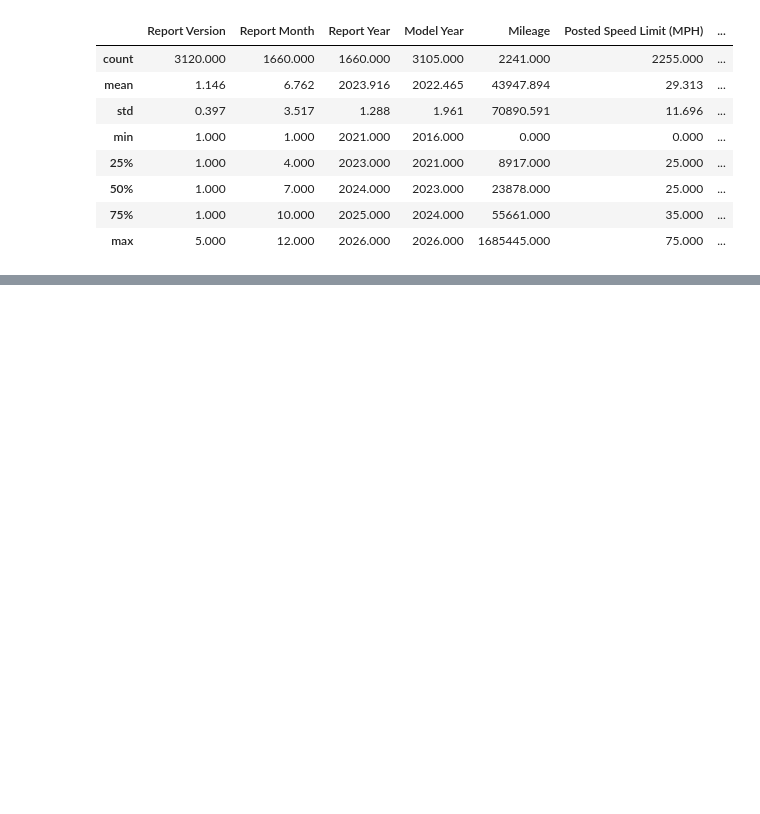
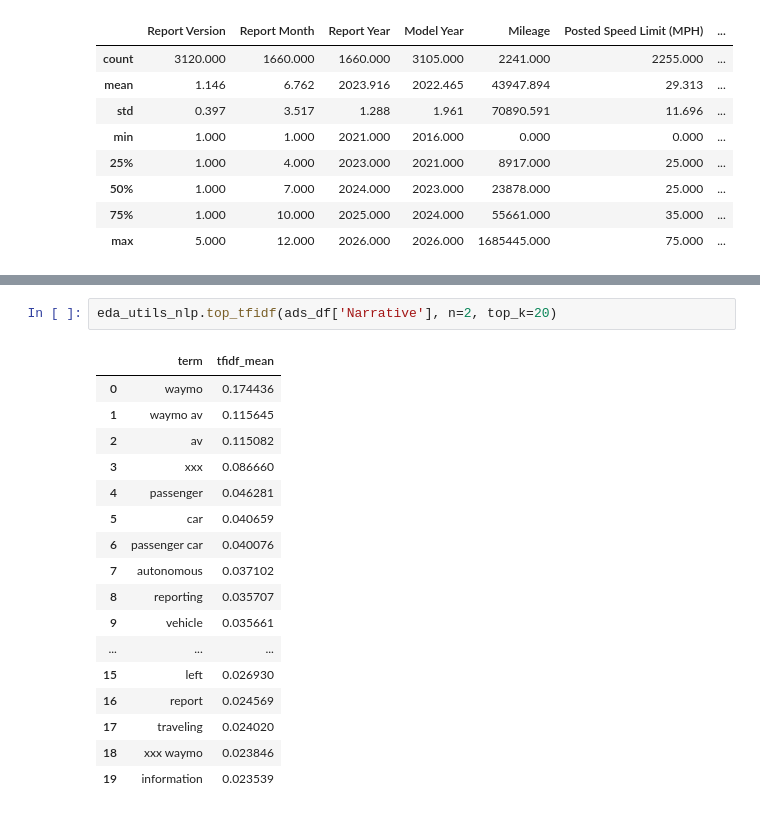
Before and after one commit to AurelianTactics/avird_2026, a Jupyter notebook: eda/ADS_to_2026_03_16/01_eda_initial_explore_2026.ipynb, the cells around one changed output, grey strips where cells are left out. Drawn from its saved outputs; the diff is of its cells as text; blank space fills up the shorter version.

```diff
--- a/eda/ADS_to_2026_03_16/01_eda_initial_explore_2026.ipynb
+++ b/eda/ADS_to_2026_03_16/01_eda_initial_explore_2026.ipynb
@@ -438,0 +609,20 @@ ads_df.describe().apply(lambda x: x.apply('{:.3f}'.format))
+# %%
+eda_utils_nlp.top_tfidf(ads_df['Narrative'], n=2, top_k=20)
+# %% [output]
+|  | term | tfidf_mean |
+| 0 | waymo | 0.174436 |
+| 1 | waymo av | 0.115645 |
+| 2 | av | 0.115082 |
+| 3 | xxx | 0.086660 |
+| 4 | passenger | 0.046281 |
+| 5 | car | 0.040659 |
+| 6 | passenger car | 0.040076 |
+| 7 | autonomous | 0.037102 |
+| 8 | reporting | 0.035707 |
+| 9 | vehicle | 0.035661 |
+| ... | ... | ... |
+| 15 | left | 0.026930 |
+| 16 | report | 0.024569 |
+| 17 | traveling | 0.024020 |
+| 18 | xxx waymo | 0.023846 |
+| 19 | information | 0.023539 |
```
Also changed, not shown: parts of 9 cells of this notebook, 2 other files.
